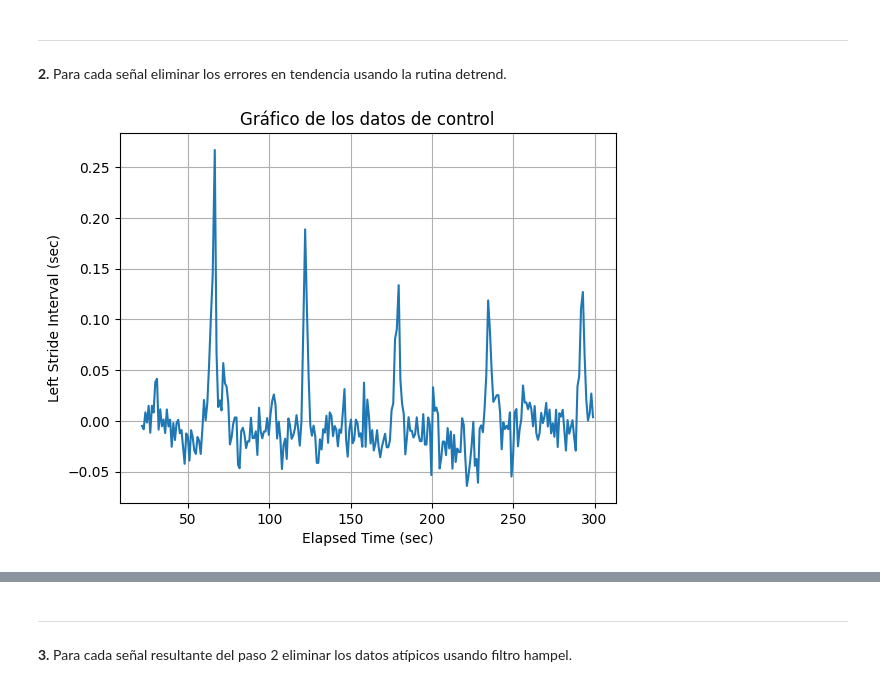
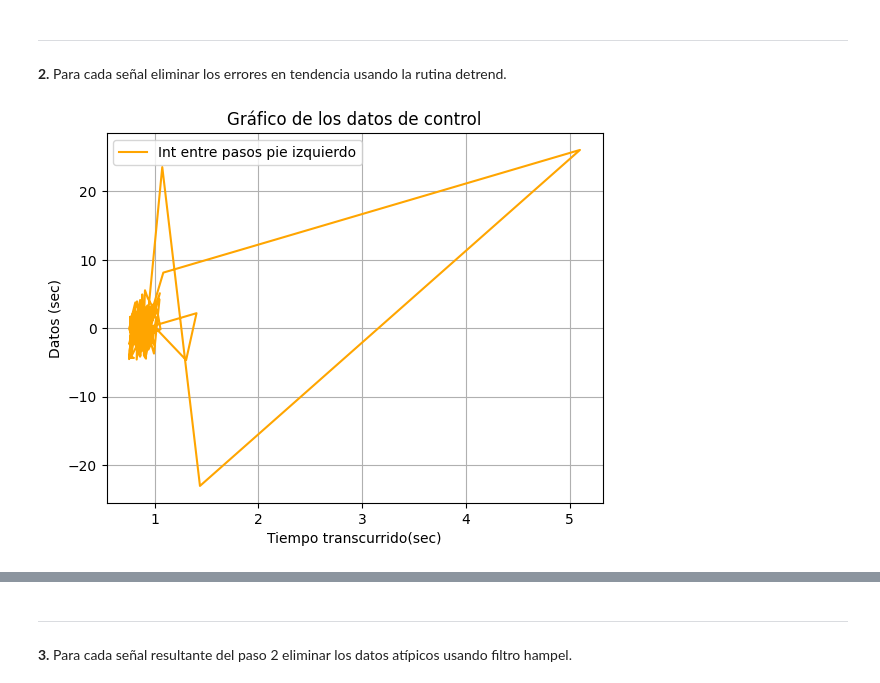
Before and after one commit to NataliaArenasP20/LaboratorioBiosenales, a Jupyter notebook: Proyecto_1/Proyecto1_NataliaArenas_DanielTamayo.ipynb, the cells around one changed output, grey strips where cells are left out. Drawn from its saved outputs; the diff is of its cells as text; code cells hidden in the pictures.

```diff
--- a/Proyecto_1/Proyecto1_NataliaArenas_DanielTamayo.ipynb
+++ b/Proyecto_1/Proyecto1_NataliaArenas_DanielTamayo.ipynb
@@ -252,0 +178,21 @@ lsi: <class 'numpy.ndarray'>
+# %%
+# Cargar cada archivo de lista_
+def load(lista_archivos):
+    senales_grupo = []
+    for archivo in lista_archivos:
+        senales = cargar(archivo)
+        senales_grupo.append(senales)
+
+    return senales_grupo
+
+# Llamar la función para cargar todos los archivos de lista_als
+senales_als = load(lista_als)
+senales_hunt = load(lista_hunt)
+senales_park = load(lista_park)
+senales_control = load(lista_control)
+
+# Para contar cuantos archivos hay de cada grupo
+print(f'Se procesaron {len(senales_als)} archivos del grupo Parkinson')
+print(f'Se procesaron {len(senales_hunt)} archivos del grupo Huntington')
+print(f'Se procesaron {len(senales_park)} archivos del grupo Huntington')
+print(f'Se procesaron {len(senales_control)} archivos del grupo Huntington')
@@ -256,14 +207,37 @@ Ya a los datos se le eliminaron los primeros 20 seg (NO SE HACE)
 # %% [markdown]
 <hr>
 <h8><strong>2.</strong></h8> <h8>Para cada señal eliminar los errores en tendencia usando la rutina detrend.</h8>
+# %%
+senales_control = load(lista_als)
+control_1 = senales_control[0]
+
+tiempo_control = control_1['Tiempo transcurrido (sec)']
+int_pasosicontrol = (control_1['Intervalos entre pasos pie izquierdo (sec)'])
+# int_pasosdcontrol = control_1['Intervalos entre pasos pie derecho (sec)']
+# int_balanicontrol = control_1['Intervalos de balanceo pie izquierdo (sec)']
+# int_balandcontrol = control_1['Intervalos de balanceo pie derecho (sec)']
+
+#Grafico los datos de control
+# Graficar la señal filtrada
+plt.plot(tiempo_control,signal.detrend(int_pasosicontrol),label='Int entre pasos pie izquierdo', color='orange')
+# plt.plot(tiempo_control,int_pasosdcontrol,label='Int entre pasos pie derecho', color='yellow')
+# plt.plot(tiempo_control,int_balanicontrol,label='Int balanceo pie izquierdo', color='blue')
+# plt.plot(tiempo_control,int_balandcontrol,label='Int balanceo pie derecho', color='red')
+
+plt.title('Gráfico de los datos de control')
+plt.xlabel('Tiempo transcurrido(sec)')
+plt.ylabel('Datos (sec)')
+plt.legend()
+plt.grid()
+plt.show()
+# %% [output]
+[figure, added]
 # %%
-#Grafico los datos de control
-plt.plot(tiempo_control,signal.detrend(lsi_control))
-plt.title('Gráfico de los datos de control')
-plt.xlabel('Elapsed Time (sec)')
-plt.ylabel('Left Stride Interval (sec)')
-plt.grid()
-plt.show()
+# #Grafico los datos de als
+# plt.plot(tiempo_als,signal.detrend(lsi_als))
+# plt.title('Gráfico de los datos de als')
+# plt.xlabel('Elapsed Time (sec)')
+# plt.ylabel('Left Stride Interval (sec)')
+# plt.grid()
+# plt.show()
-# %% [output]
-[figure, removed]
 # %%
```
Also changed, not shown: parts of 20 cells of this notebook.
